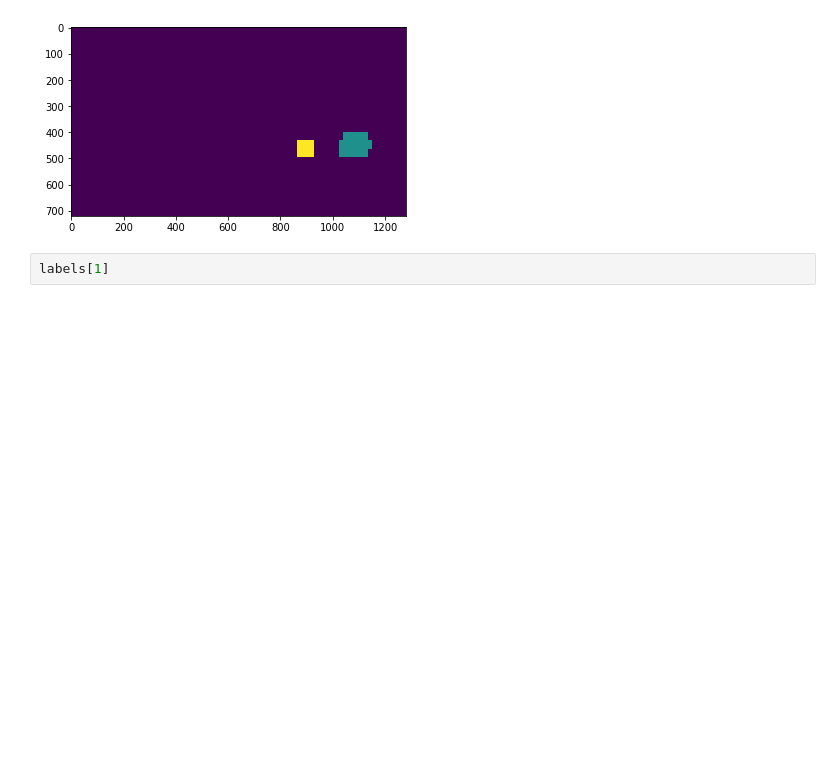
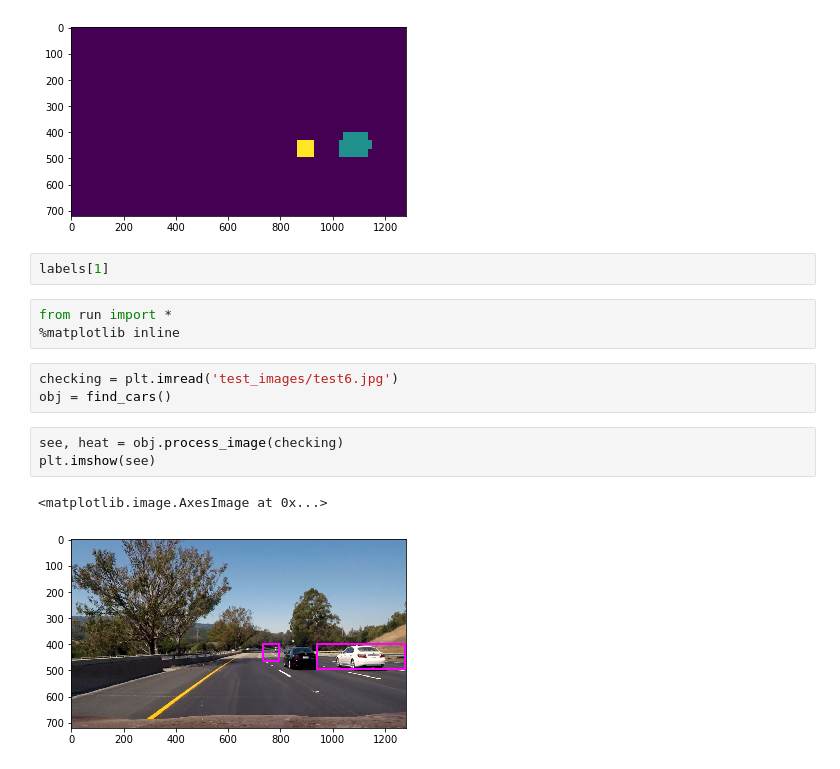
Before and after one commit to rohanraj96/Project5-VehicleDetection, a Jupyter notebook: train.ipynb, the cells around one changed output. Saved outputs shown, nothing was run; the diff lists cells and outputs as text; blank space fills up the shorter version.

```diff
--- a/train.ipynb
+++ b/train.ipynb
@@ -213,3 +216,15 @@ plt.imshow(labels[0])
 [figure]
 # %%
 labels[1]
+# %%
+from run import *
+%matplotlib inline
+# %%
+checking = plt.imread('test_images/test6.jpg')
+obj = find_cars()
+# %%
+see, heat = obj.process_image(checking)
+plt.imshow(see)
+# %% [output]
+<matplotlib.image.AxesImage at 0x...>
+[figure, added]
```
Also changed, not shown: parts of 15 cells of this notebook, 38 other files.
